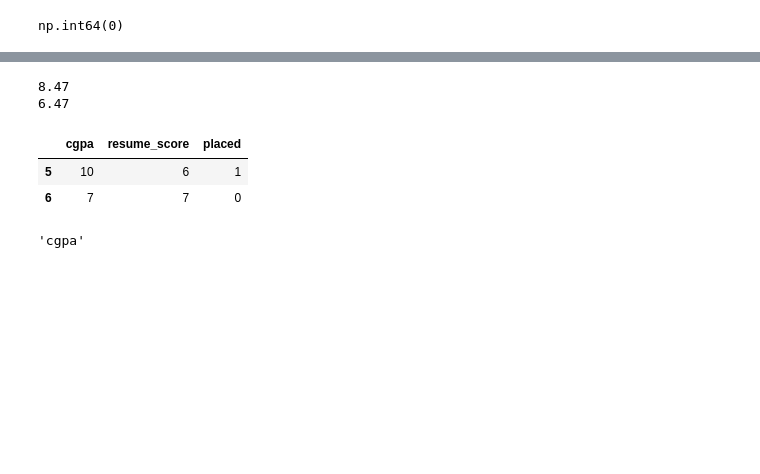
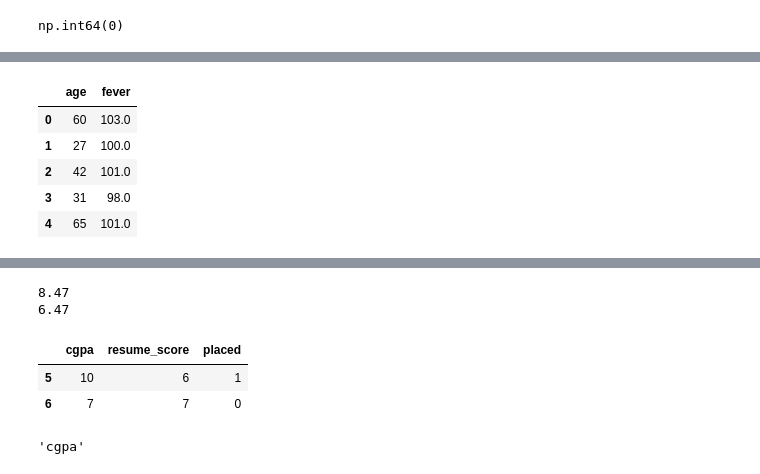
Before and after one commit to saransh437/Python_practice, a Jupyter notebook: Advance_python.ipynb, the cells around one changed output, grey strips where cells are left out. Cells and saved outputs as stored; diff of their text form; code cells hidden in the pictures; blank space fills up the shorter version.

```diff
--- a/Advance_python.ipynb
+++ b/Advance_python.ipynb
@@ -476,3 +407,13 @@ dtype: object
+# %%
+top_left = df.loc[:4,['age','fever']] #loc[row_range,column_name]
+top_left
+# %% [output]
+|  | age | fever |
+| 0 | 60 | 103.0 |
+| 1 | 27 | 100.0 |
+| 2 | 42 | 101.0 |
+| 3 | 31 | 98.0 |
+| 4 | 65 | 101.0 |
 # %%
 # ------------------------------------------------------ PANDAS TASK -----------------------------------------------------------------
 # %%
```
Also changed, not shown: parts of 51 cells of this notebook.
